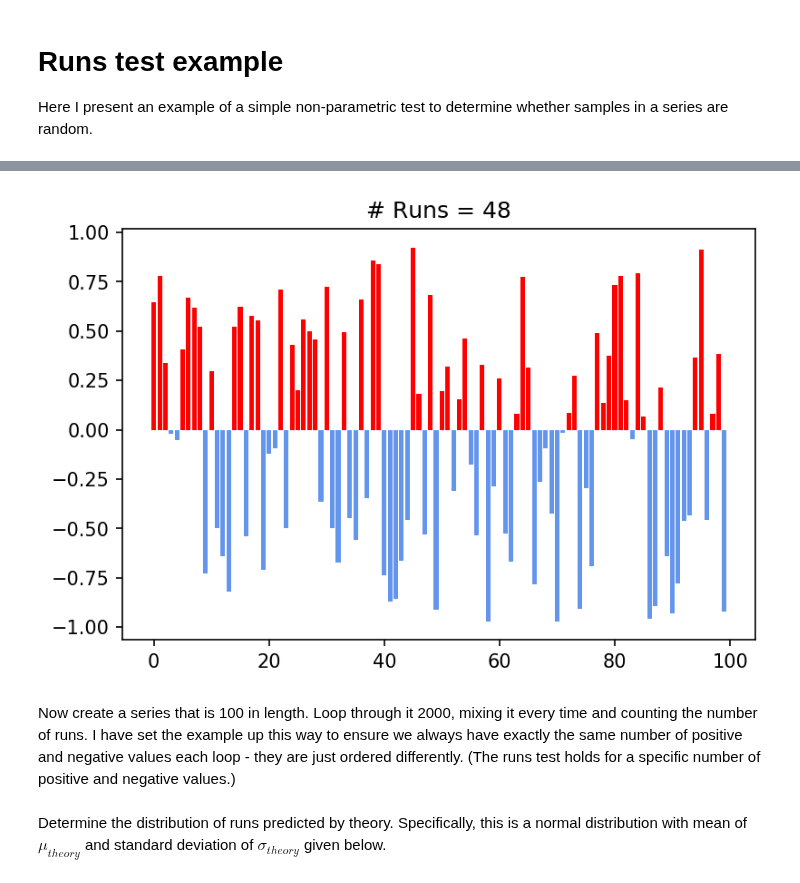
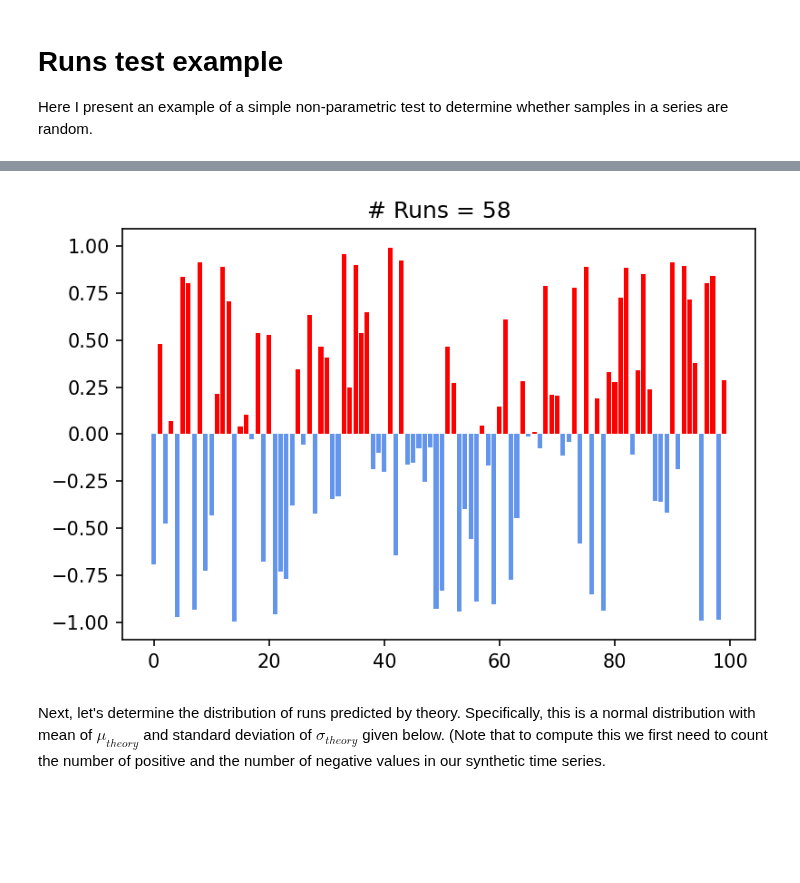
Before and after one commit to kjmayer/ats655-coursematerial, a Jupyter notebook: jupyter_notebooks/runsTest.ipynb, the cells around one changed output, grey strips where cells are left out. Cells and saved outputs as stored; diff of their text form; code cells hidden in the pictures; blank space fills up the shorter version.

Commit message:
redid the examples, added explanations

```diff
--- a/jupyter_notebooks/runsTest.ipynb
+++ b/jupyter_notebooks/runsTest.ipynb
@@ -44,15 +45,14 @@ Make some synthetic data to show how the runs function (above) works. Plot the s
 # %%
 N = 100
 x = np.random.uniform(-1.,1.,N)
 for i,val in enumerate(x):
     if(val>0):
         plt.bar(i,val, color = 'red')
     else:
         plt.bar(i,val, color = 'cornflowerblue')
 
-plt.title('# Runs = ' + str(count_runs(x)))
+runs = count_runs(x)
+plt.title('# Runs = ' + str(runs))
 plt.show()
 # %% [output]
-[figure, old version]
+[figure, new version]
-# %% [markdown]
-Now create a series that is 100 in length. Loop through it 2000, mixing it every time and counting the number of runs. I have set the example up this way to ensure we always have exactly the same number of positive and negative values each loop - they are just ordered differently. (The runs test holds for a specific number of positive and negative values.)
@@ -67,5 +59,5 @@ for iloop in np.arange(0,len(runs)):
 # %% [markdown]
-Determine the distribution of runs predicted by theory. Specifically, this is a normal distribution with mean of $\mu_{theory}$ and standard deviation of $\sigma_{theory}$ given below.
+Next, let's determine the distribution of runs predicted by theory. Specifically, this is a normal distribution with mean of $\mu_{theory}$ and standard deviation of $\sigma_{theory}$ given below. (Note that to compute this we first need to count the number of positive and the number of negative values in our synthetic time series.
 # %%
 Npos = len(np.where(x>0)[0])
 Nneg = len(np.where(x<0)[0])
```
Also changed, not shown: parts of 17 cells of this notebook, 1 other file.
